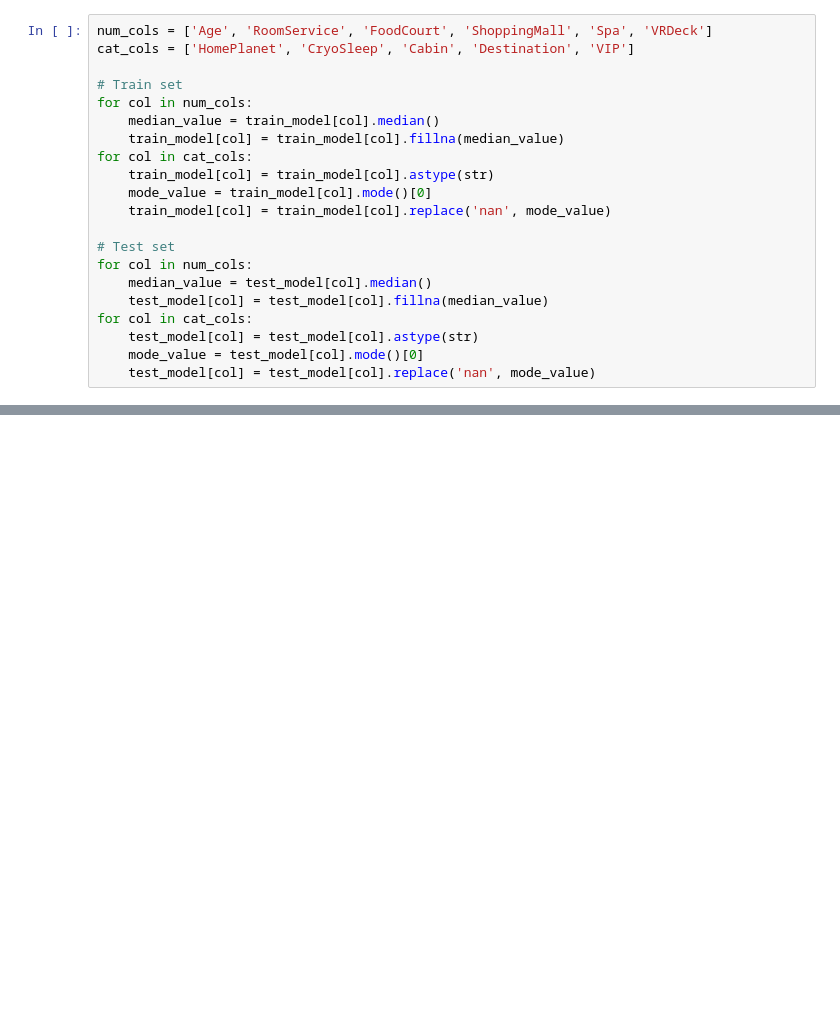
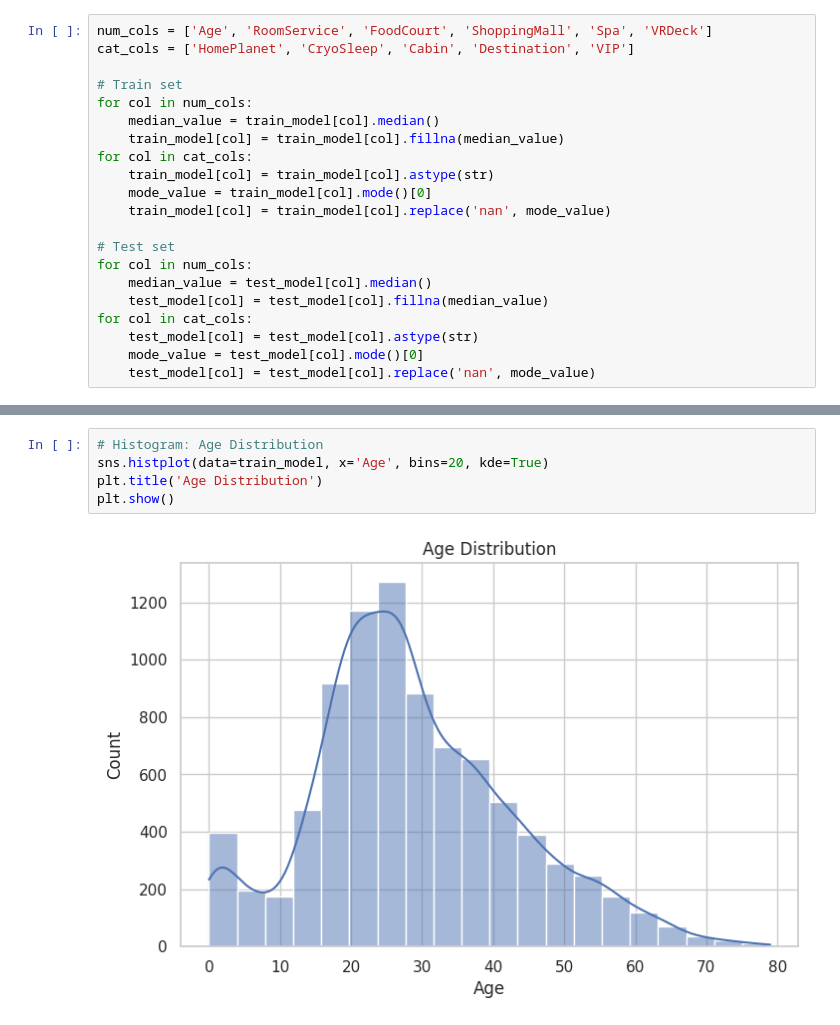
Before and after one commit to Kaggle-group-project-presentation/Kaggle-Group-Project-12-Random-Forest, a Jupyter notebook: Kaggle_Group_Project_Code_ (1).ipynb, the cells around one changed output, grey strips where cells are left out. Drawn from its saved outputs; the diff is of its cells as text; blank space fills up the shorter version.

```diff
--- a/Kaggle_Group_Project_Code_ (1).ipynb
+++ b/Kaggle_Group_Project_Code_ (1).ipynb
@@ -128,0 +153,7 @@ for col in cat_cols:
+# %%
+# Histogram: Age Distribution
+sns.histplot(data=train_model, x='Age', bins=20, kde=True)
+plt.title('Age Distribution')
+plt.show()
+# %% [output]
+[figure, added]
```
Also changed, not shown: parts of 6 cells of this notebook.
